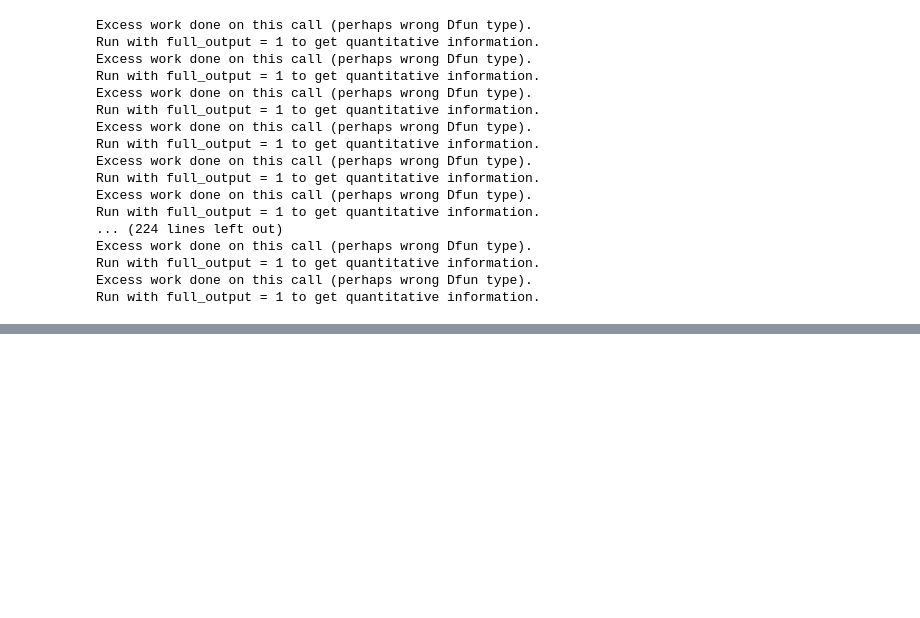
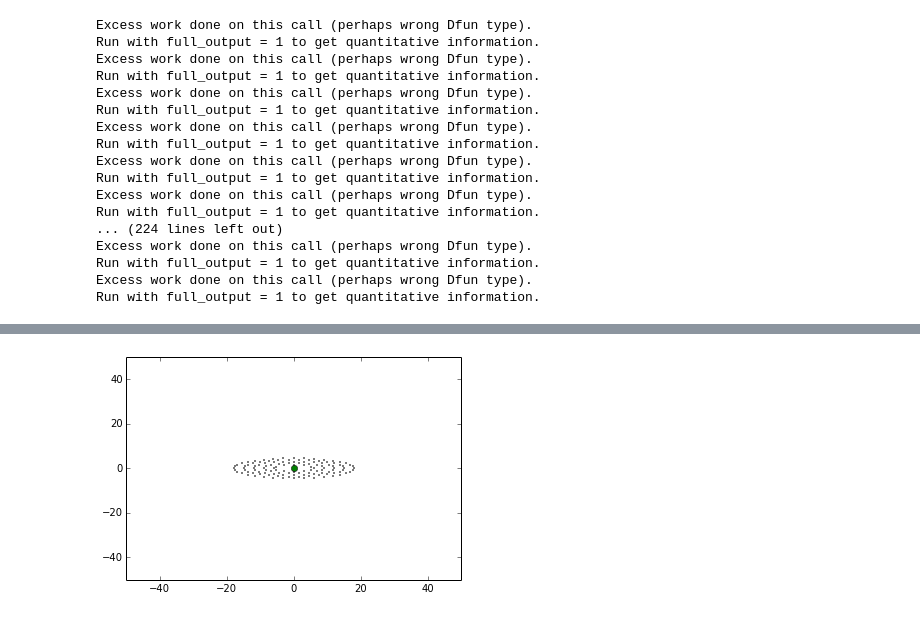
Before and after one commit to daw202/PHYS202-S14, a Jupyter notebook: GalaxyMergers.ipynb, the cells around one changed output, grey strips where cells are left out. Cells and saved outputs as stored; diff of their text form; code cells hidden in the pictures; blank space fills up the shorter version.

```diff
--- a/GalaxyMergers.ipynb
+++ b/GalaxyMergers.ipynb
@@ -113,4 +126,0 @@ def initial_velocity_elliptical(r):
-# %%
-T = 5.442
-a = ((T/2./np.pi)**2 * G * M)**(1./3.)
-print a
@@ -203,0 +274,21 @@ v = interact(interact_points, t = (-10., 10.))
+# %%
+def interact_points(t = -10.):
+    '''
+    Rx, Ry, and points_locs must be in global namespace for this to work
+    t ranges from -10. to 10. and serves as the time
+    '''
+    t += 10.
+    t /= .1
+    plt.plot(-Rx[t], -Ry[t], marker = 'o')
+    plt.plot(0, 0, marker = 'o')
+    for i in points_locs:
+        rx = i[0]
+        ry = i[1]
+        plt.plot(rx[t], ry[t], marker = 'o', color = 'k', markersize = 1)
+    plt.xlim(-50, 50)
+    plt.ylim(-50, 50)
+    plt.show()
+
+v = interact(interact_points, t = (-10., 10.))
+# %% [output]
+[figure, added]
```
Also changed, not shown: parts of 8 cells of this notebook.
